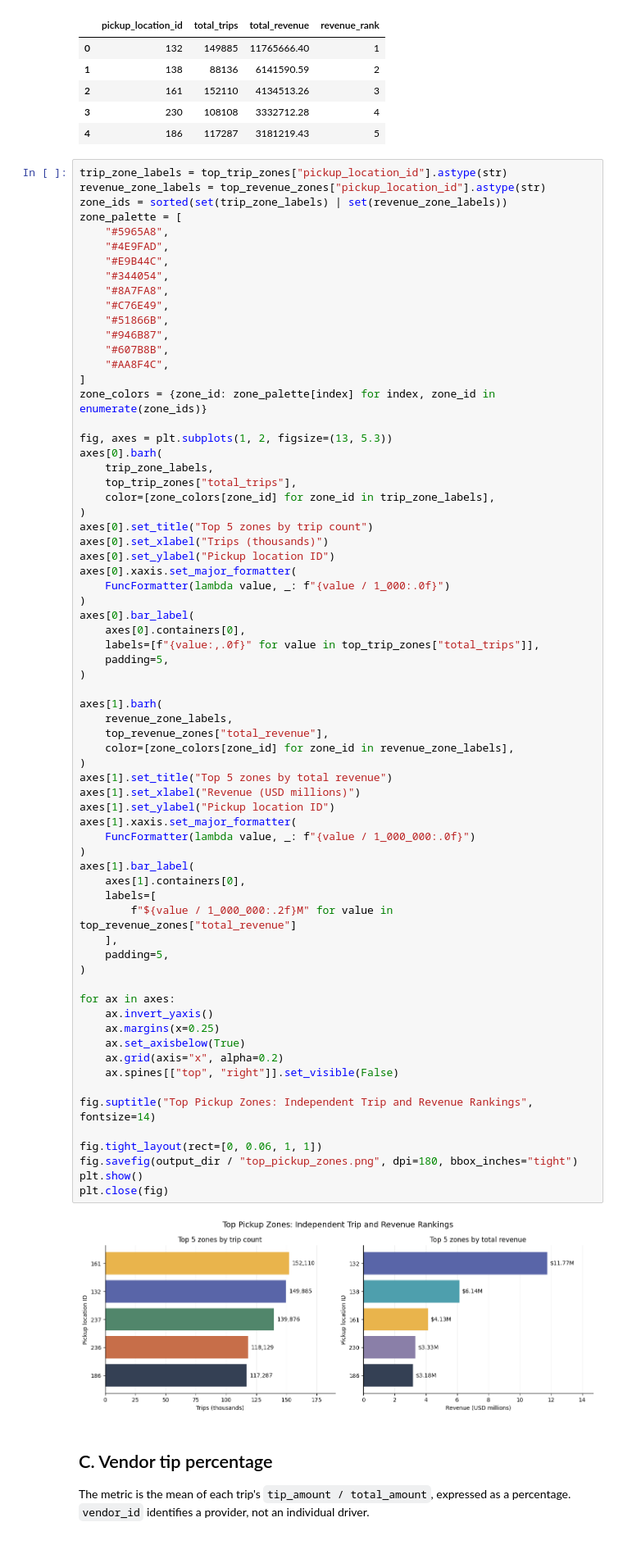
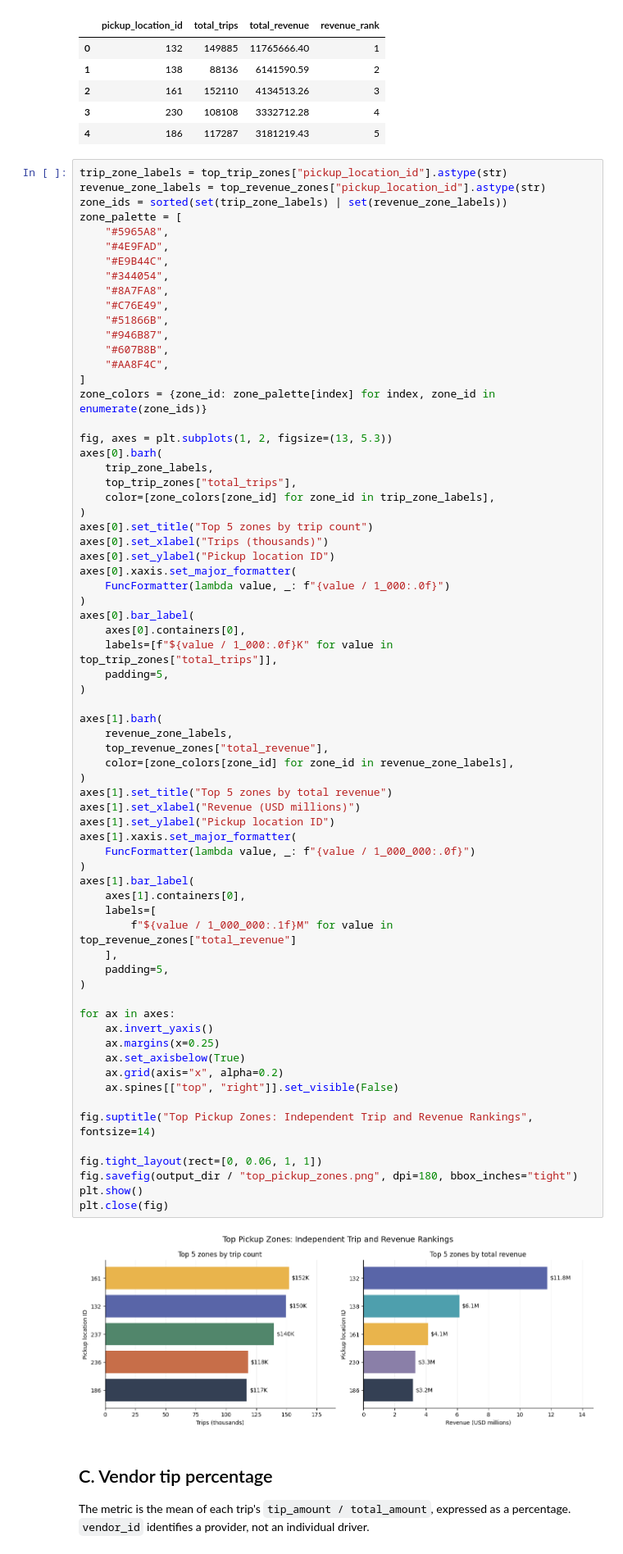
Before and after one commit to Homeyra-mhm/duckdb-dbt-challenge, a Jupyter notebook: notebooks/results_analysis.ipynb, the cells around one changed output. Shown at 82% size. Cells and saved outputs as stored; diff of their text form.

```diff
--- a/notebooks/results_analysis.ipynb
+++ b/notebooks/results_analysis.ipynb
@@ -164,7 +164,7 @@ axes[0].xaxis.set_major_formatter(
 )
 axes[0].bar_label(
     axes[0].containers[0],
-    labels=[f"{value:,.0f}" for value in top_trip_zones["total_trips"]],
+    labels=[f"${value / 1_000:.0f}K" for value in top_trip_zones["total_trips"]],
     padding=5,
 )
 
@@ -173,35 +173,35 @@ axes[1].barh(
     top_revenue_zones["total_revenue"],
     color=[zone_colors[zone_id] for zone_id in revenue_zone_labels],
 )
 axes[1].set_title("Top 5 zones by total revenue")
 axes[1].set_xlabel("Revenue (USD millions)")
 axes[1].set_ylabel("Pickup location ID")
 axes[1].xaxis.set_major_formatter(
     FuncFormatter(lambda value, _: f"{value / 1_000_000:.0f}")
 )
 axes[1].bar_label(
     axes[1].containers[0],
     labels=[
-        f"${value / 1_000_000:.2f}M" for value in top_revenue_zones["total_revenue"]
+        f"${value / 1_000_000:.1f}M" for value in top_revenue_zones["total_revenue"]
     ],
     padding=5,
 )
 
 for ax in axes:
     ax.invert_yaxis()
     ax.margins(x=0.25)
     ax.set_axisbelow(True)
     ax.grid(axis="x", alpha=0.2)
     ax.spines[["top", "right"]].set_visible(False)
 
 fig.suptitle("Top Pickup Zones: Independent Trip and Revenue Rankings", fontsize=14)
 
 fig.tight_layout(rect=[0, 0.06, 1, 1])
 fig.savefig(output_dir / "top_pickup_zones.png", dpi=180, bbox_inches="tight")
 plt.show()
 plt.close(fig)
 # %% [output]
-[figure, old version]
+[figure, new version]
 # %% [markdown]
 ## C. Vendor tip percentage
 
```
Also changed, not shown: parts of 2 cells of this notebook, 4 other files.
